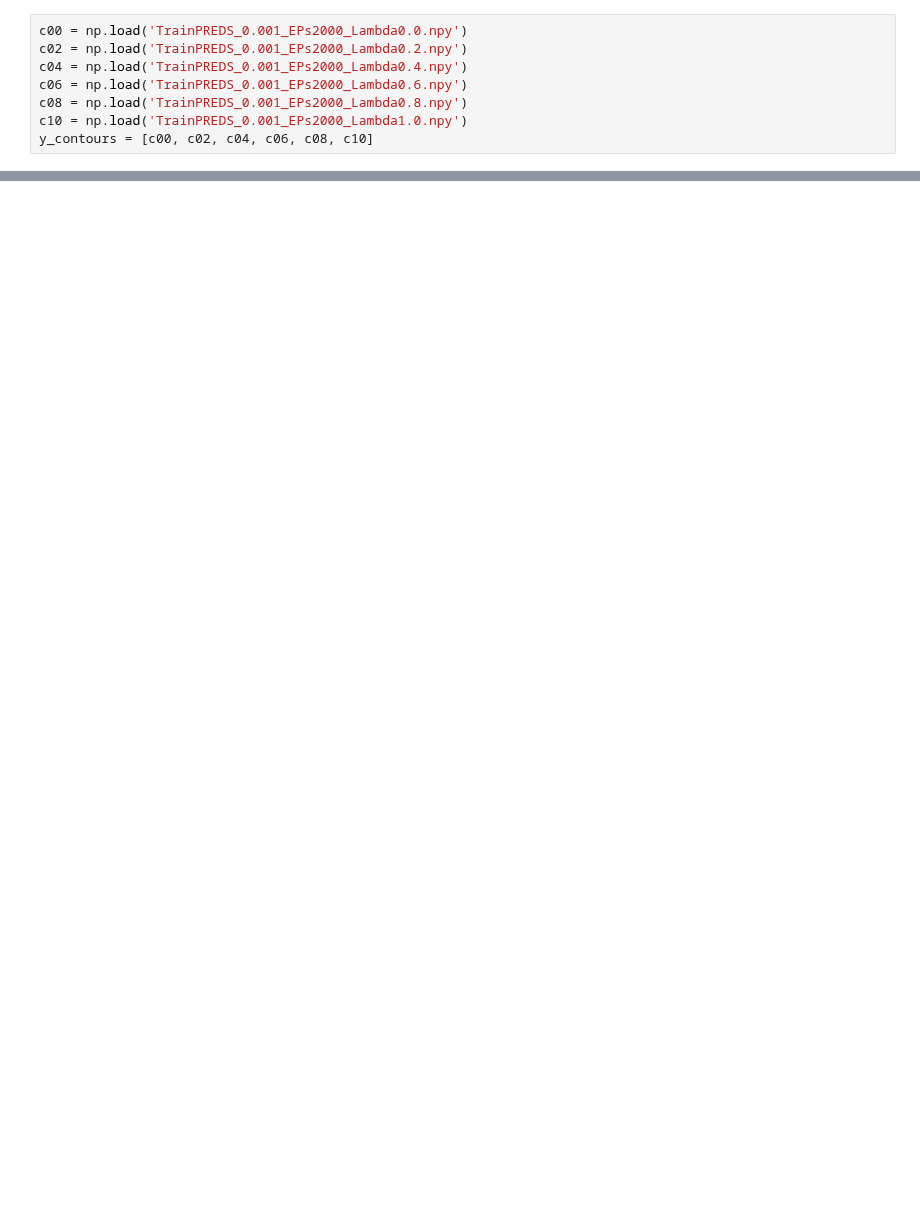
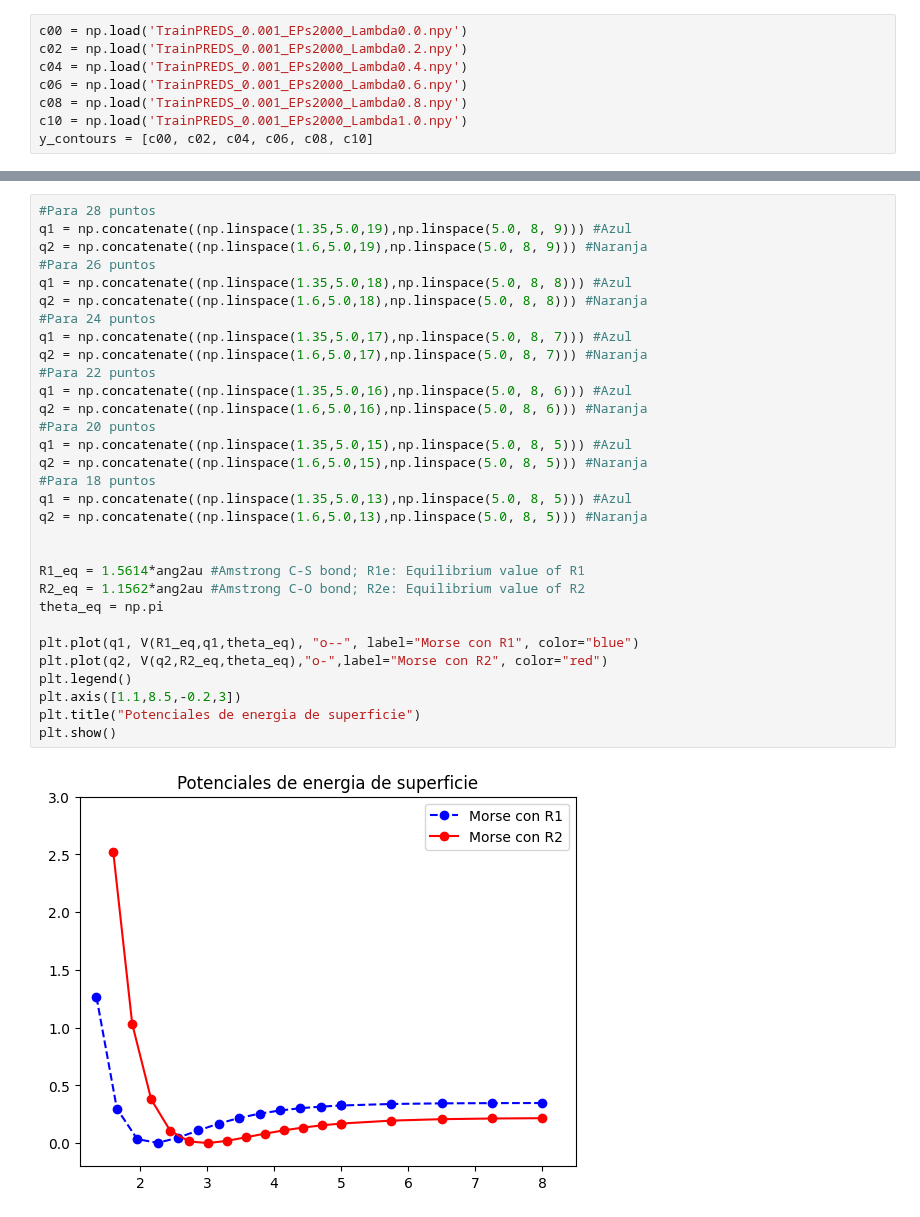
Before and after one commit to AstroDolan/ML-team, a Jupyter notebook: PINN-Thesis/Lambda-Testing/Lambda/Plot-PINN-Testing.ipynb, the cells around one changed output, grey strips where cells are left out. Saved outputs shown, nothing was run; the diff lists cells and outputs as text; blank space fills up the shorter version.

```diff
--- a/PINN-Thesis/Lambda-Testing/Lambda/Plot-PINN-Testing.ipynb
+++ b/PINN-Thesis/Lambda-Testing/Lambda/Plot-PINN-Testing.ipynb
@@ -277,0 +312,33 @@ ax6.axis([2.0,8.0,1.8,7.5])
+# %%
+#Para 28 puntos
+q1 = np.concatenate((np.linspace(1.35,5.0,19),np.linspace(5.0, 8, 9))) #Azul
+q2 = np.concatenate((np.linspace(1.6,5.0,19),np.linspace(5.0, 8, 9))) #Naranja
+#Para 26 puntos
+q1 = np.concatenate((np.linspace(1.35,5.0,18),np.linspace(5.0, 8, 8))) #Azul
+q2 = np.concatenate((np.linspace(1.6,5.0,18),np.linspace(5.0, 8, 8))) #Naranja
+#Para 24 puntos
+q1 = np.concatenate((np.linspace(1.35,5.0,17),np.linspace(5.0, 8, 7))) #Azul
+q2 = np.concatenate((np.linspace(1.6,5.0,17),np.linspace(5.0, 8, 7))) #Naranja
+#Para 22 puntos
+q1 = np.concatenate((np.linspace(1.35,5.0,16),np.linspace(5.0, 8, 6))) #Azul
+q2 = np.concatenate((np.linspace(1.6,5.0,16),np.linspace(5.0, 8, 6))) #Naranja
+#Para 20 puntos
+q1 = np.concatenate((np.linspace(1.35,5.0,15),np.linspace(5.0, 8, 5))) #Azul
+q2 = np.concatenate((np.linspace(1.6,5.0,15),np.linspace(5.0, 8, 5))) #Naranja
+#Para 18 puntos
+q1 = np.concatenate((np.linspace(1.35,5.0,13),np.linspace(5.0, 8, 5))) #Azul
+q2 = np.concatenate((np.linspace(1.6,5.0,13),np.linspace(5.0, 8, 5))) #Naranja
+
+
+R1_eq = 1.5614*ang2au #Amstrong C-S bond; R1e: Equilibrium value of R1
+R2_eq = 1.1562*ang2au #Amstrong C-O bond; R2e: Equilibrium value of R2
+theta_eq = np.pi
+
+plt.plot(q1, V(R1_eq,q1,theta_eq), "o--", label="Morse con R1", color="blue")
+plt.plot(q2, V(q2,R2_eq,theta_eq),"o-",label="Morse con R2", color="red")
+plt.legend()
+plt.axis([1.1,8.5,-0.2,3])
+plt.title("Potenciales de energia de superficie")
+plt.show()
+# %% [output]
+[figure, added]
```
Also changed, not shown: parts of 6 cells of this notebook, 1 other file.
